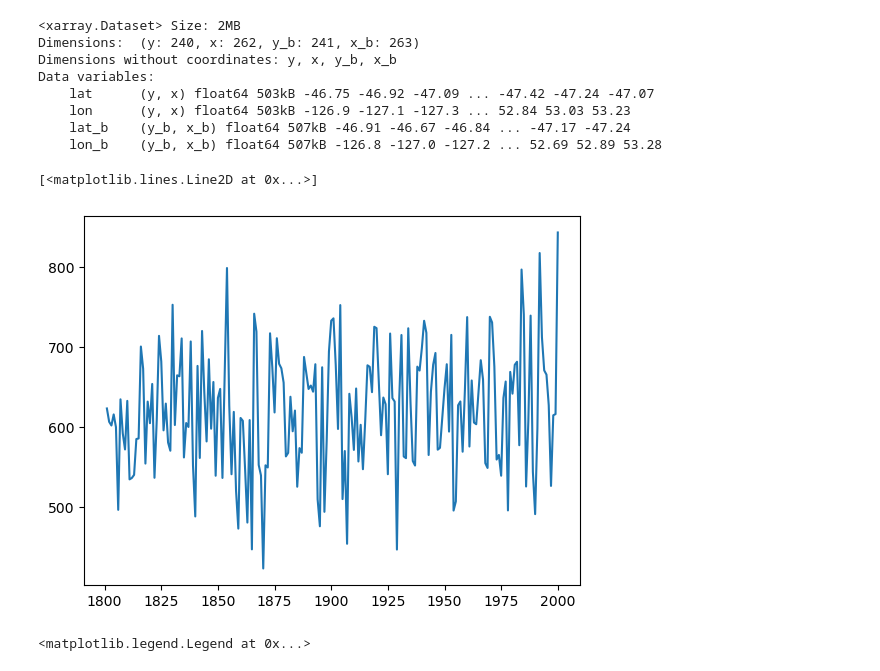
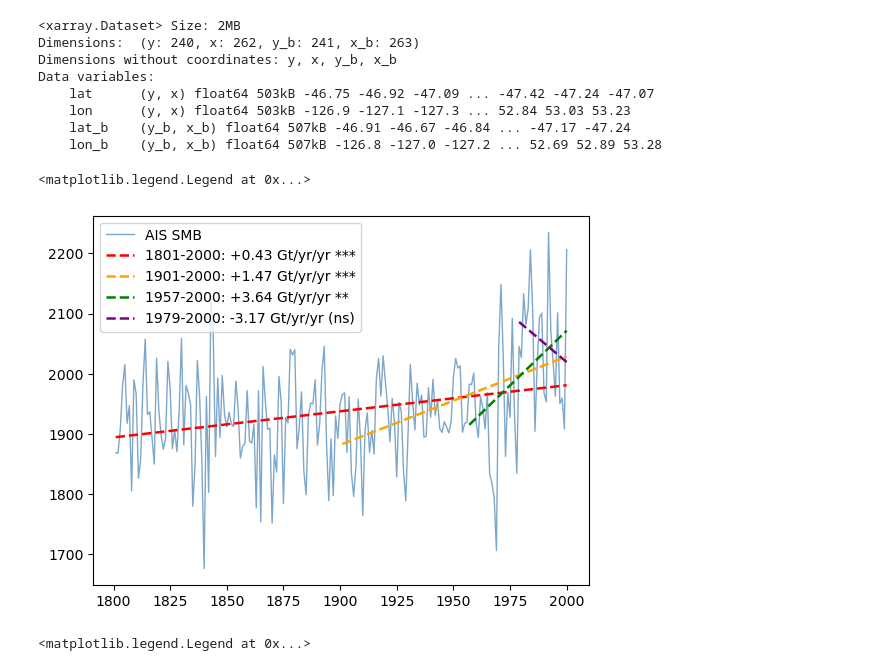
Before and after one commit to advikeswaran/metric-reconstruction, a Jupyter notebook: RACMO_AccumRecon.ipynb, the cells around one changed output. Saved outputs shown, nothing was run; the diff lists cells and outputs as text; code cells hidden in the pictures.

```diff
--- a/RACMO_AccumRecon.ipynb
+++ b/RACMO_AccumRecon.ipynb
@@ -511,10 +511,33 @@ ap_smb   = smb_per_basin_Gt[[4,5,6]].sum(axis=1)
 
 years = np.arange(1801, 2001)
 # %%
-plt.plot(years, wais_smb, label='AIS SMB')
+from scipy import stats
+
+years_np   = np.arange(1801, 2001)
+ais_smb_np = ais_smb.values.astype(float)
+
+periods = [
+    (1801, 2000, 'red',    '1801-2000'),
+    (1901, 2000, 'orange', '1901-2000'),
+    (1957, 2000, 'green',  '1957-2000'),
+    (1979, 2000, 'purple', '1979-2000'),
+]
+
+plt.plot(years_np, ais_smb_np, color='steelblue', lw=1.0, alpha=0.7, label='AIS SMB')
+
+for y1, y2, col, label in periods:
+    idx = (years_np >= y1) & (years_np <= y2)
+    x = years_np[idx].astype(float)
+    y = ais_smb_np[idx]
+    sl, ic, r, p, _ = stats.linregress(x, y)
+    pstar = '***' if p<0.001 else '**' if p<0.01 else '*' if p<0.05 else '(ns)'
+    plt.plot(x, sl*x+ic, '--', color=col, lw=1.8,
+             label=f'{label}: {sl:+.2f} Gt/yr/yr {pstar}')
+
+plt.legend()
 # %% [output]
-[<matplotlib.lines.Line2D at 0x...>]
+<matplotlib.legend.Legend at 0x...>
-[figure, old version]
+[figure, new version]
 # %%
 # Compute 19th-century means for each region (baseline = 1801–1900)
 ais_mean_19th  = np.mean(ais_smb[0:100])
```
Also changed, not shown: 4 other files.
